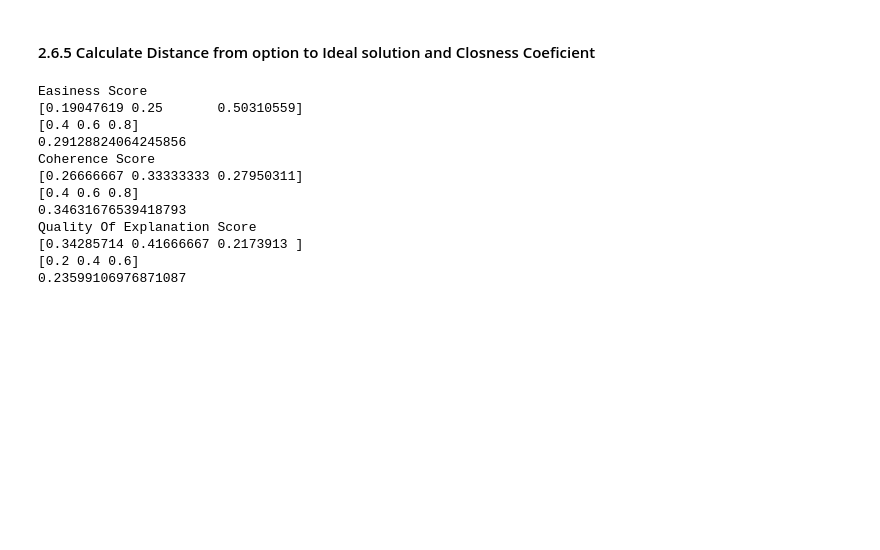
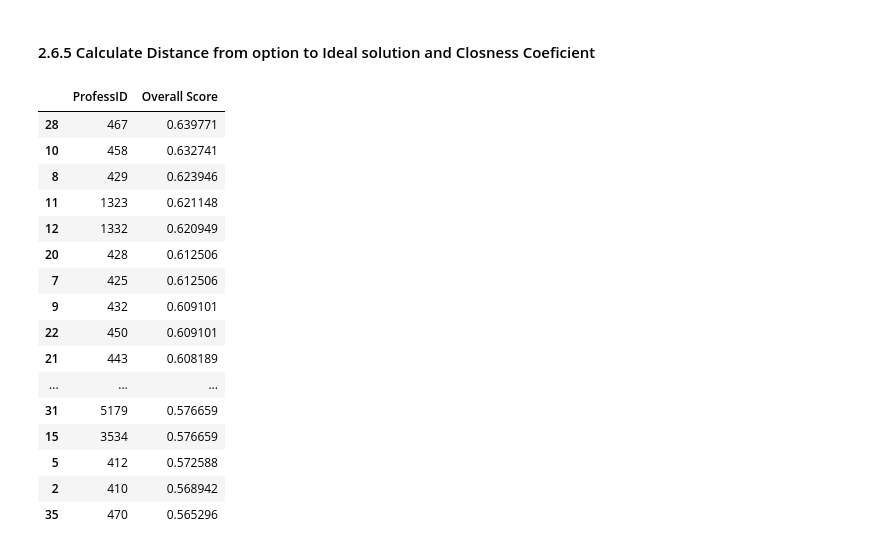
Before and after one commit to Pedro4064/MCDM-Fuzzy---GDE, a Jupyter notebook: src/fuzzy_analysis.ipynb, the cells around one changed output. Saved outputs shown, nothing was run; the diff lists cells and outputs as text; code cells hidden in the pictures; blank space fills up the shorter version.

```diff
--- a/src/fuzzy_analysis.ipynb
+++ b/src/fuzzy_analysis.ipynb
@@ -207,33 +339,45 @@ low_class_ideal_solutions_df
 #### 2.6.5 Calculate Distance from option to Ideal solution and Closness Coeficient
 # %%
 closeness_coeficientes = {}
+ideal_cases = {'Otimo Aproveitamento':great_class_ideal_solutions_df, 'Aproveitamento Mediano': medium_class_ideal_solutions_df, 'Baixo Aproveitamento':low_class_ideal_solutions_df}
 distance_calculation = lambda ideal_solution, alternative: ( (1/3) * np.sum((alternative-ideal_solution)**2) )**(1/2)
-for professor_entry in normalized_professors_scores_fuzzy_aggregation_df.iterrows():
-    entry_index = professor_entry[0]
-    professor_id = professor_entry[1].iloc[0]
-    professor_scores = professor_entry[1].iloc[1:]
 
-    d_plus = []
-    # print(professor_scores)
-    for criteria in professor_scores.index:
-        d_p =  distance_calculation(great_class_ideal_solutions_df.loc['A+', criteria], professor_scores[criteria])
-        d_m = distance_calculation(great_class_ideal_solutions_df.loc['A-', criteria], professor_scores[criteria])
-        print(criteria)
-        print(great_class_ideal_solutions_df.loc['A+', criteria])
-        print(professor_scores[criteria])
-        print(d_p)
-        ...
-    break
+for ideal_case_name, ideal_case_df in ideal_cases.items():
+
+    closeness_coeficientes[ideal_case_name] = []
+
+    for professor_entry in normalized_professors_scores_fuzzy_aggregation_df.iterrows():
+        entry_index = professor_entry[0]
+        professor_id = professor_entry[1].iloc[0]
+        professor_scores = professor_entry[1].iloc[1:]
+
+        d_plus = []
+        d_minus = []
+
+        for criteria in professor_scores.index:
+            d_plus.append(distance_calculation(ideal_case_df.loc['A+', criteria], professor_scores[criteria]))
+            d_minus.append(distance_calculation(ideal_case_df.loc['A-', criteria], professor_scores[criteria]))
+
+        information = {'ProfessID': professor_id, 'Overall Score':sum(d_minus) / (sum(d_minus) + sum(d_plus))}
+        closeness_coeficientes[ideal_case_name].append(information)
-# %% [output]
-Easiness Score
-[0.19047619 0.25       0.50310559]
-[0.4 0.6 0.8]
-0.29128824064245856
-Coherence Score
-[0.26666667 0.33333333 0.27950311]
-[0.4 0.6 0.8]
-0.34631676539418793
-Quality Of Explanation Score
-[0.34285714 0.41666667 0.2173913 ]
-[0.2 0.4 0.6]
-0.23599106976871087
+# %%
+pd.DataFrame(closeness_coeficientes['Otimo Aproveitamento']).sort_values(by='Overall Score', ascending=False)
+# closeness_coeficientes['Otimo Aproveitamento']
+# %% [output]
+|  | ProfessID | Overall Score |
+| 28 | 467 | 0.639771 |
+| 10 | 458 | 0.632741 |
+| 8 | 429 | 0.623946 |
+| 11 | 1323 | 0.621148 |
+| 12 | 1332 | 0.620949 |
+| 20 | 428 | 0.612506 |
+| 7 | 425 | 0.612506 |
+| 9 | 432 | 0.609101 |
+| 22 | 450 | 0.609101 |
+| 21 | 443 | 0.608189 |
+| ... | ... | ... |
+| 31 | 5179 | 0.576659 |
+| 15 | 3534 | 0.576659 |
+| 5 | 412 | 0.572588 |
+| 2 | 410 | 0.568942 |
+| 35 | 470 | 0.565296 |
```
Also changed, not shown: parts of 17 cells of this notebook.
